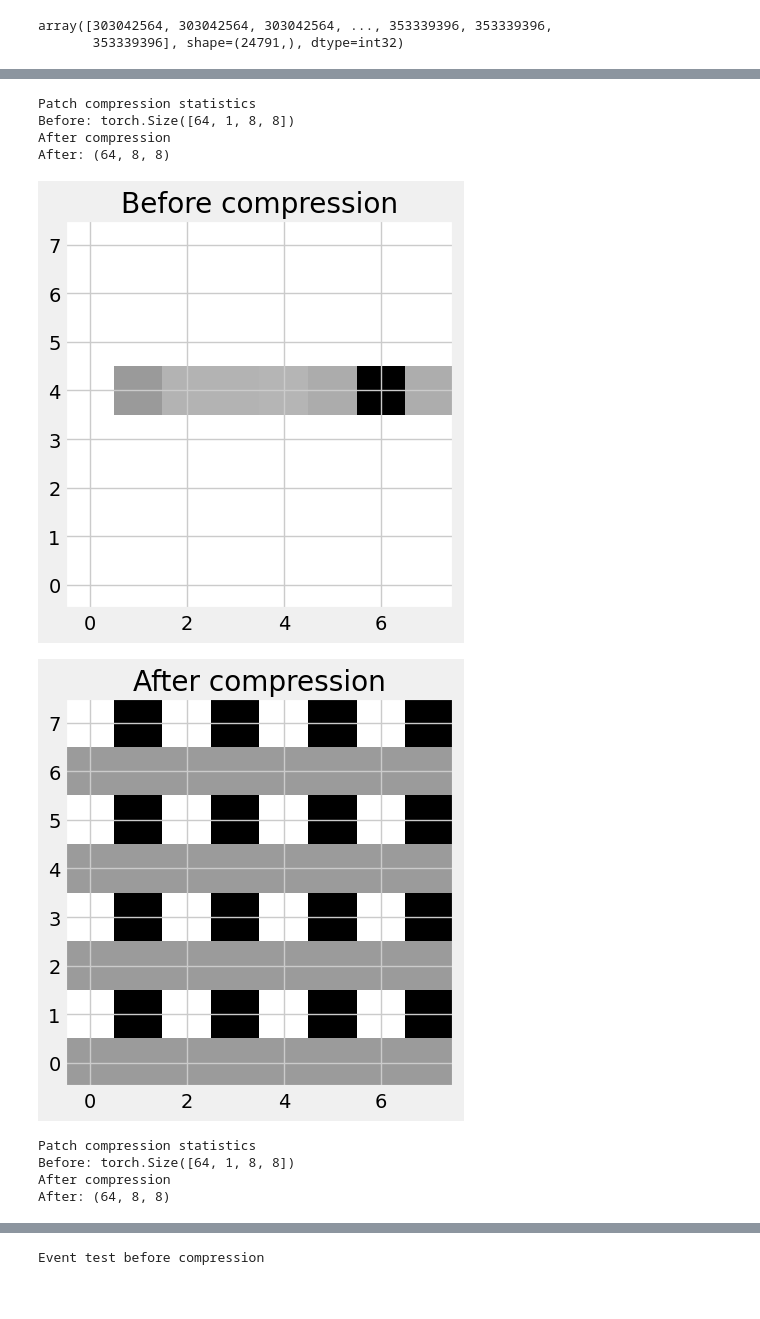
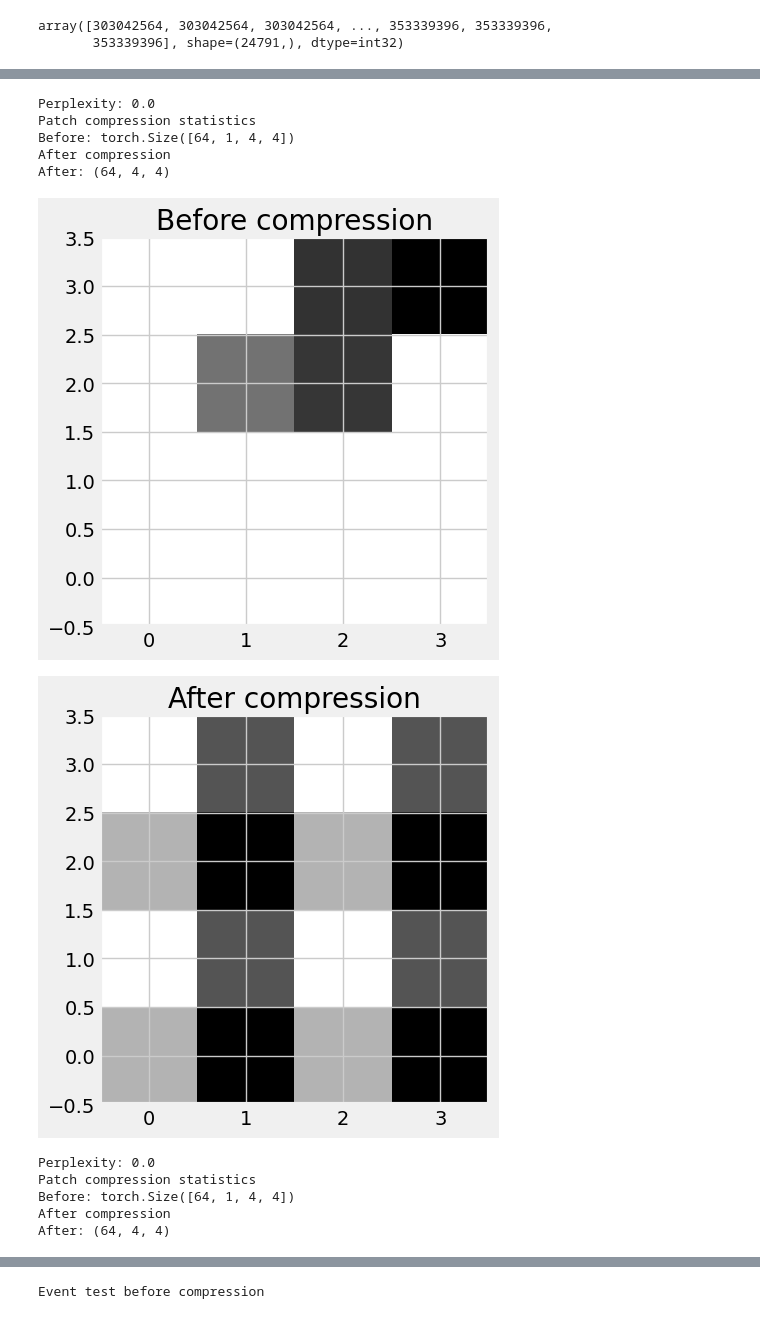
Before and after one commit to pauliusB20/vq-vae-experiments, a Jupyter notebook: cms_particle_hits/main.ipynb, the cells around one changed output, grey strips where cells are left out. Saved outputs shown, nothing was run; the diff lists cells and outputs as text; code cells hidden in the pictures.

```diff
--- a/cms_particle_hits/main.ipynb
+++ b/cms_particle_hits/main.ipynb
@@ -52,8 +52,9 @@ from scipy.linalg import sqrtm
 # %%
 SELECTED_EVENTS = 1
 EVENT_COUNT = 1
-BATCH_SIZE = 8
-PATCH_SIZE = 8
+BATCH_SIZE = 4
+PATCH_SIZE = 4
+BITS_HIT = 25
 # %%
 # Utillities
 def show_image(events: np.array) -> None:
@@ -154,18 +178,22 @@ events_test = events_test_all[:EVENT_COUNT]
 # %%
 # Params
 batch_size = 64
+beta = 0.75 # commitment cost. Makes values more similar to the
+
+# TODO: keep this fixed
+# learning_rate = 1e-5
 learning_rate = 1e-5
+
 # num_epochs = 80
 num_epochs = 80
 channels = 1
 latent_dim = 32
 num_embeddings = 128  # Number of vectors in the codebook
-beta = 0.21 # Beta, the commitment loss weight for moving vectors closer to the cendroid
-num_residual_hiddens = 3
-num_residual_layers = 2
+# num_residual_hiddens = 3
+# num_residual_layers = 2
 
-decay = 0.98
-vq_epsilon = 1e-5
+# decay = 0.98
+# vq_epsilon = 1e-5
 
 LOG_EVERY = 10
 # %%
@@ -535,7 +666,7 @@ class VQVAE(nn.Module):
         )
 # %%
 model = VQVAE(
-    hidden_channels = 8,
+    hidden_channels = 4,
     kernel_size = 2
 ).to(device)
 # %%
@@ -826,12 +1024,28 @@ for (i, event_test_loader) in enumerate(events_test_loaders):
     for (j, event_patch) in enumerate(event_test_loader):
         with torch.no_grad():
             event_patch = event_patch.to(device)
+            # (
+            #     recon_patch,
+            #     _,
+            #     _,
+            #     z_q,
+            #     _
+            # ) = model(event_patch)
+        #             return (
+        #    x_recon,
+        #    vq_loss,
+        #    perplexity,
+        #    encodings
+        # )
             (
                 recon_patch,
                 _,
-                _,
-                z_q
+                perplexity,
+                encodings,
+                codebooks
             ) = model(event_patch)
+
+            print(f"Perplexity: {perplexity}")
 
             # Reconstructed adcs
             patch_original = _tensor_to_numpy(
@@ -879,42 +1093,44 @@ for (i, event_test_loader) in enumerate(events_test_loaders):
         det_ids=event_test_patches.det_ids,
         rows=event_test_patches.rows,
         cols=event_test_patches.cols,
-        adcs=X_patches,
+        adcs=np.round(X_patches * 255),
         occupancy=X_occupancy
     )
     event_hits = event_patches_to_hits(
         event_patches_decompressed
     )
     decompressed_events.append(event_hits)
 
     print(f"Showing event_id = {event_hits.id_} statistics")
 
     event_codebooks_high = sum([perplexity > T_CODEBOOK for perplexity in perplexity_values])
     event_codebooks_low = sum([perplexity < T_CODEBOOK for perplexity in perplexity_values])
 
     print("-----------")
     print(f"Above limit: {T_CODEBOOK}, codebook count: {event_codebooks_high}")
     print(f"Lower limit: {T_CODEBOOK}, codebook count: {event_codebooks_low}")
 
     print(f"Showing decompressed vs original patches ssim:")
 
     identical_count = sum(list(map(lambda x: x > T_IDENTICAL, ssim_values)))
     similar_count = sum(list(map(lambda x: x > T_SIMILAR and x < T_IDENTICAL, ssim_values)))
     dissimilar_count = sum(list(map(lambda x: x < T_DISSIMILAR, ssim_values)))
 
     print("-----------")
     print(f"Identical patches: {identical_count}")
     print(f"Similar patches: {similar_count}")
     print(f"Dissimilar patches: {dissimilar_count}")
     print("-----------")
 # %% [output]
+Perplexity: 0.0
 Patch compression statistics
-Before: torch.Size([64, 1, 8, 8])
+Before: torch.Size([64, 1, 4, 4])
 After compression
-After: (64, 8, 8)
+After: (64, 4, 4)
-[figure, old version]
+[figure, new version]
-[figure, old version]
+[figure, new version]
+Perplexity: 0.0
 Patch compression statistics
-Before: torch.Size([64, 1, 8, 8])
+Before: torch.Size([64, 1, 4, 4])
 After compression
-After: (64, 8, 8)
+After: (64, 4, 4)
```
Also changed, not shown: parts of 29 cells of this notebook.
